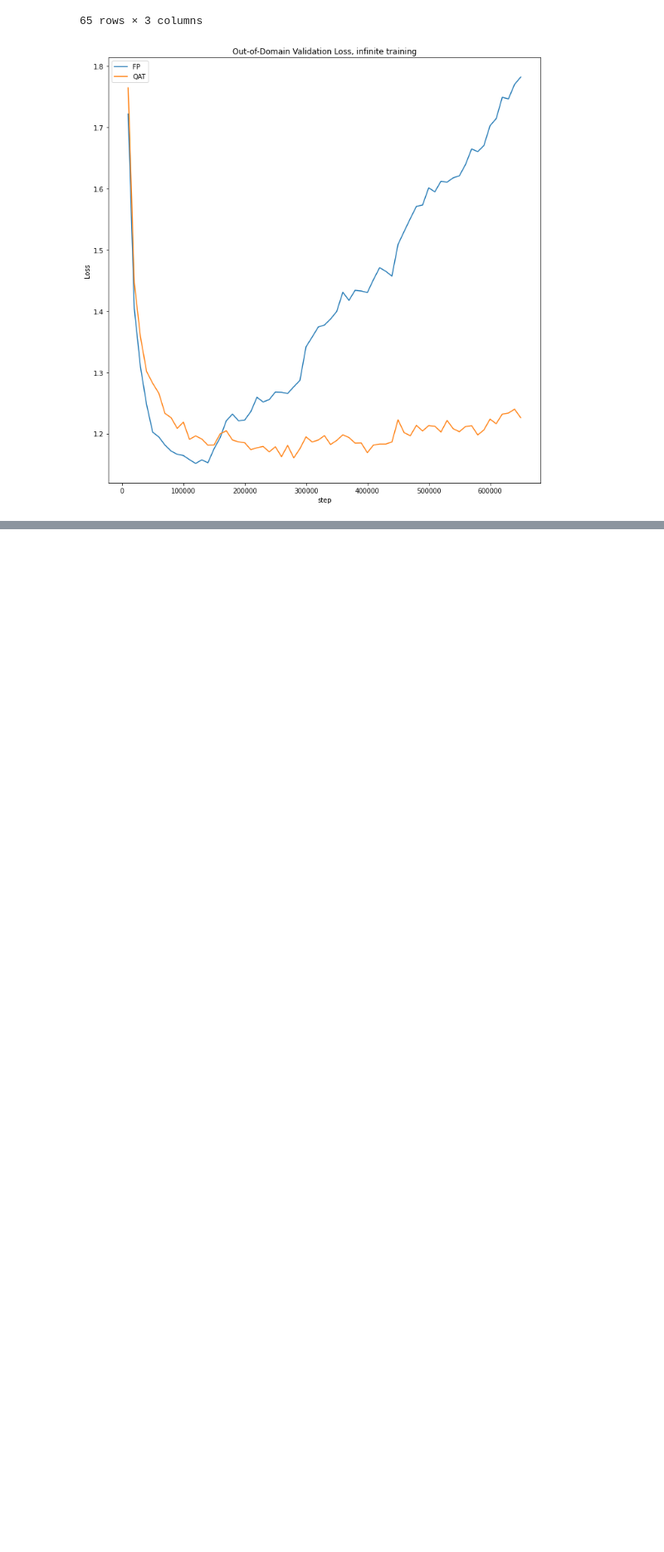
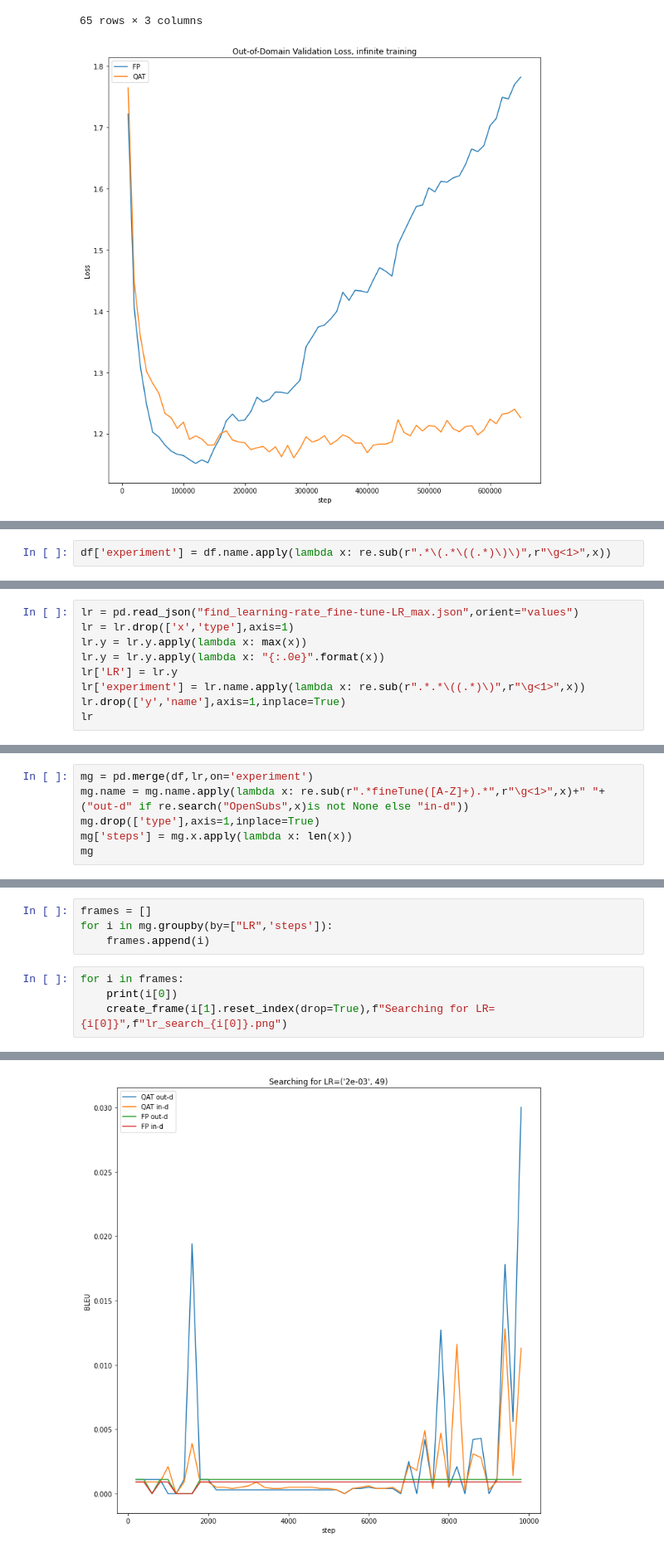
Before and after one commit to marekninja/master-results, a Jupyter notebook: vysledky.ipynb, the cells around one changed output, grey strips where cells are left out. Shown at 83% size. Saved outputs shown, nothing was run; the diff lists cells and outputs as text; blank space fills up the shorter version.

```diff
--- a/vysledky.ipynb
+++ b/vysledky.ipynb
@@ -283,0 +377,2 @@ create_frame(ind,"Out-of-Domain Validation Loss, infinite training","infinite_tr
+# %%
+df['experiment'] = df.name.apply(lambda x: re.sub(r".*\(.*\((.*)\)\)",r"\g<1>",x))
@@ -283,0 +399,9 @@ create_frame(ind,"Out-of-Domain Validation Loss, infinite training","infinite_tr
+# %%
+lr = pd.read_json("find_learning-rate_fine-tune-LR_max.json",orient="values")
+lr = lr.drop(['x','type'],axis=1)
+lr.y = lr.y.apply(lambda x: max(x))
+lr.y = lr.y.apply(lambda x: "{:.0e}".format(x))
+lr['LR'] = lr.y
+lr['experiment'] = lr.name.apply(lambda x: re.sub(r".*.*\((.*)\)",r"\g<1>",x))
+lr.drop(['y','name'],axis=1,inplace=True)
+lr
@@ -283,0 +418,6 @@ create_frame(ind,"Out-of-Domain Validation Loss, infinite training","infinite_tr
+# %%
+mg = pd.merge(df,lr,on='experiment')
+mg.name = mg.name.apply(lambda x: re.sub(r".*fineTune([A-Z]+).*",r"\g<1>",x)+" "+ ("out-d" if re.search("OpenSubs",x)is not None else "in-d"))
+mg.drop(['type'],axis=1,inplace=True)
+mg['steps'] = mg.x.apply(lambda x: len(x))
+mg
@@ -283,0 +442,9 @@ create_frame(ind,"Out-of-Domain Validation Loss, infinite training","infinite_tr
+# %%
+frames = []
+for i in mg.groupby(by=["LR",'steps']):
+    frames.append(i)
+# %%
+for i in frames:
+    print(i[0])
+    create_frame(i[1].reset_index(drop=True),f"Searching for LR={i[0]}",f"lr_search_{i[0]}.png")
+# %% [output]
@@ -283,0 +455 @@ create_frame(ind,"Out-of-Domain Validation Loss, infinite training","infinite_tr
+[figure, added]
```
Also changed, not shown: parts of 11 cells of this notebook, 11 other files.
